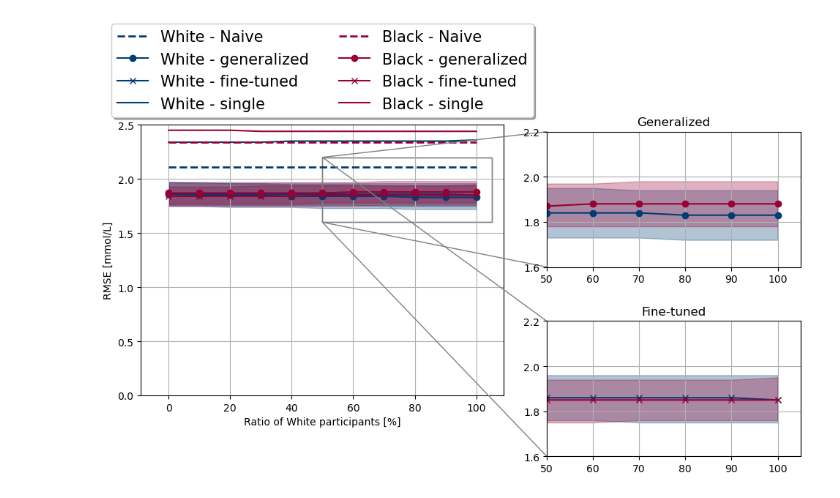
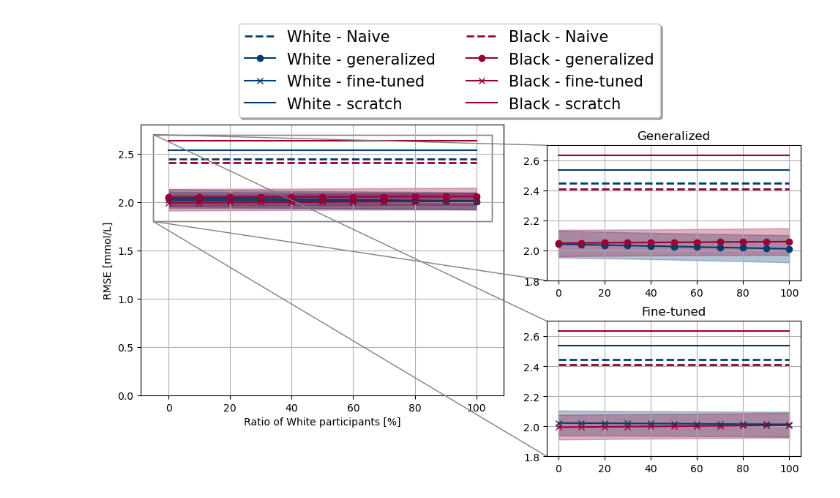
Before and after one commit to hulmanlab/jchr_racial_diff, a Jupyter notebook: scripts/3_2_plot_lmem_v2.ipynb, the cells around one changed output. Drawn from its saved outputs; the diff is of its cells as text; code cells hidden in the pictures.

Commit message:
updated results for naive and scratch model

```diff
--- a/scripts/3_2_plot_lmem_v2.ipynb
+++ b/scripts/3_2_plot_lmem_v2.ipynb
@@ -13,13 +13,13 @@ import matplotlib.pyplot as plt
 from mpl_toolkits.axes_grid1.inset_locator import inset_axes, mark_inset
 
 # Load the DataFrame
-df_base = pd.read_csv(r'../results/processed_data/2_lmem_results/combined_results_base.csv')
+df_base = pd.read_csv(r'../results/processed_data/2_lmem_results/combined_results_base2.csv')
 df_base.drop(columns=['StdErr', 'z', 'P'], axis=1, inplace=True)
 
 # Load the DataFrame
-df_tl = pd.read_csv(r'../results/processed_data/2_lmem_results/combined_results_tl.csv')
+df_tl = pd.read_csv(r'../results/processed_data/2_lmem_results/combined_results_tl2.csv')
 df_tl.drop(columns=['StdErr', 'z', 'P'], axis=1, inplace=True)
 
 # Load the DataFrame
-df_single = pd.read_csv(r'../results/processed_data/2_lmem_results/combined_results_single.csv')
+df_single = pd.read_csv(r'../results/processed_data/2_lmem_results/combined_results_single2.csv')
 df_single.drop(columns=['StdErr', 'z', 'P'], axis=1, inplace=True)
@@ -83,7 +112,7 @@ plt.fill_between(x,df_base_gr1['X2.5.'],df_base_gr1['X97.5.'], color=gr1_color,
 line_tl_gr1 =plt.plot(x, df_tl_gr1['Estimate'], marker=marker3, linestyle='-', color = gr1_color, label = f'{group1} - fine-tuned')
 plt.fill_between(x,df_tl_gr1['X2.5.'],df_tl_gr1['X97.5.'], color=gr1_color, alpha=0.3)
 
-line_single_gr1 = plt.plot(x, df_single_gr1['Estimate'], linestyle='-', color = gr1_color, label = f'{group1} - single')
+line_single_gr1 = plt.plot([0, 100], [y_value_single_gr1, y_value_single_gr1], linestyle='-', color = gr1_color, label = f'{group1} - scratch')
 # plt.fill_between(x,df_single_gr1['X2.5.'],df_single_gr1['X97.5.'], color=gr1_color, alpha=0.3)
 
 ################
@@ -97,27 +126,30 @@ plt.fill_between(x,df_base_gr2['X2.5.'],df_base_gr2['X97.5.'] , color=gr2_color,
 line_tl_gr2 = plt.plot(x, df_tl_gr2['Estimate'], marker=marker3, linestyle='-', color = gr2_color,label = f'{group2} - fine-tuned' )
 plt.fill_between(x,df_tl_gr2['X2.5.'],df_tl_gr2['X97.5.'], color=gr2_color, alpha=0.3)
 
-line_single_gr2 = plt.plot(x, df_single_gr2['Estimate'], linestyle='-', color = gr2_color,label = f'{group2} - single' )
+line_single_gr2 = plt.plot([0, 100], [y_value_single_gr2, y_value_single_gr2], linestyle='-', color = gr2_color,label = f'{group2} - scratch' )
 # plt.fill_between(x,df_single_gr2['X2.5.'],df_single_gr2['X97.5.'], color=gr2_color, alpha=0.3)
 
 
 
 
 
-plt.ylim(0, 2.5)
+plt.ylim(0, 2.8)
 plt.xlim(-9, 109)
 
 
 # Add the main legend
 handles, labels = ax_lmem.get_legend_handles_labels()
-ax_lmem.legend(handles=handles, labels=labels, loc='lower center', bbox_to_anchor=(0.5, 1), ncol=2, fancybox=True, shadow=True, fontsize=15)
+ax_lmem.legend(handles=handles, labels=labels, loc='lower center', bbox_to_anchor=(0.85, 1), ncol=2, fancybox=True, shadow=True, fontsize=15)
 
 
 # ################## Generalized
 ax_inset1 = inset_axes(ax_lmem, width="70%", height="50%",
-                       bbox_to_anchor=(0.65, 0.7, 1, 1),
+                       bbox_to_anchor=(0.65, 0.65, 1, 1),
                        bbox_transform=ax_lmem.transAxes,
                        loc='lower right', borderpad=-6 )
+
+ax_inset1.plot([0, 100], [y_value_gr1, y_value_gr1], color=gr1_color, linestyle='--', linewidth=2, label = f'{group1} - Naive')# , label=f'Group 2 - naive ({round(y_value_gr2, 2)})')
+ax_inset1.plot([0, 100], [y_value_gr2, y_value_gr2], color=gr2_color, linestyle='--', linewidth=2, label = f'{group2} - Naive')# , label=f'Group 2 - naive ({round(y_value_gr2, 2)})')
 
 ax_inset1.plot(x, df_base_gr1['Estimate'], marker=marker1, linestyle='-', color = gr1_color, label = 'White_male_adult - generalized')
 ax_inset1.fill_between(x,df_base_gr1['X2.5.'],df_base_gr1['X97.5.'], color=gr1_color, alpha=0.3)
@@ -125,40 +157,48 @@ ax_inset1.fill_between(x,df_base_gr1['X2.5.'],df_base_gr1['X97.5.'], color=gr1_c
 ax_inset1.plot(x, df_base_gr2['Estimate'], marker=marker1, linestyle='-', color = gr2_color,label = 'Black_male_adult - generalized' )
 ax_inset1.fill_between(x,df_base_gr2['X2.5.'],df_base_gr2['X97.5.'], color=gr2_color, alpha=0.3)
 
+ax_inset1.plot([0, 100], [y_value_single_gr1, y_value_single_gr1], linestyle='-', color = gr1_color, label = f'{group1} - scratch')
+ax_inset1.plot([0, 100], [y_value_single_gr2, y_value_single_gr2], linestyle='-', color = gr2_color,label = f'{group2} - scratch' )
+
 # Set the zoomed-in region
-ax_inset1.set_xlim(50, 105)
-ax_inset1.set_ylim(1.6, 2.2)
+ax_inset1.set_xlim(-5, 105)
+ax_inset1.set_ylim(1.8, 2.7)
 ax_inset1.set_title("Generalized")
 ax_inset1.grid(True)
 
 
 ########### Transfer learned
 ax_inset2 = inset_axes(ax_lmem, width="70%", height="50%",
                        bbox_to_anchor=(0.65, 0, 1, 1),
                        bbox_transform=ax_lmem.transAxes,
                        loc='lower right', borderpad=-6 )
 
+ax_inset2.plot([0, 100], [y_value_gr1, y_value_gr1], color=gr1_color, linestyle='--', linewidth=2, label = f'{group1} - Naive')# , label=f'Group 2 - naive ({round(y_value_gr2, 2)})')
+ax_inset2.plot([0, 100], [y_value_gr2, y_value_gr2], color=gr2_color, linestyle='--', linewidth=2, label = f'{group2} - Naive')# , label=f'Group 2 - naive ({round(y_value_gr2, 2)})')
+
 ax_inset2.plot(x, df_tl_gr1['Estimate'], marker=marker3, linestyle='-', color = gr1_color, label = 'White_male_adult - fine-tuned')
 ax_inset2.fill_between(x, df_tl_gr1['X2.5.'], df_tl_gr1['X97.5.'], color=gr1_color, alpha=0.3)
 
 ax_inset2.plot(x, df_tl_gr2['Estimate'], marker=marker3, linestyle='-', color = gr2_color,label = 'Black_male_adult - fine-tuned' )
 ax_inset2.fill_between(x,df_tl_gr2['X2.5.'],df_tl_gr2['X97.5.'], color=gr2_color, alpha=0.3)
 
+ax_inset2.plot([0, 100], [y_value_single_gr1, y_value_single_gr1], linestyle='-', color = gr1_color, label = f'{group1} - scratch')
+ax_inset2.plot([0, 100], [y_value_single_gr2, y_value_single_gr2], linestyle='-', color = gr2_color,label = f'{group2} - scratch' )
 # Set the zoomed-in region
-ax_inset2.set_xlim(50, 105)
-ax_inset2.set_ylim(1.6, 2.2)
+ax_inset2.set_xlim(-5, 105)
+ax_inset2.set_ylim(1.8, 2.7)
 ax_inset2.set_title("Fine-tuned")
 ax_inset2.grid(True)
 
 # Mark the inset region on the main plot
 mark_inset(ax_lmem, ax_inset1, loc1=2, loc2=3, fc="none", ec="0.5")
 mark_inset(ax_lmem, ax_inset2, loc1=2, loc2=3, fc="none", ec="0.5")
 ax_lmem.set_xlabel('Ratio of White participants [%]')
 ax_lmem.set_ylabel('RMSE [mmol/L]')
 ax_lmem.grid(True)
 
 # plt.show()
 fig.savefig(f'../results/processed_data/2_lmem_results/2_lmem_plot.png', dpi=600, format='png',  bbox_inches='tight')  # Save as high-resolution PNG file
 # plt.savefig('../results/processed_data/2_lmem_results/2_lmem_plot.png', dpi=300, bbox_inches='tight')
 # %% [output]
-[figure, old version]
+[figure, new version]
```
Also changed, not shown: parts of 2 cells of this notebook, 1 other file.
